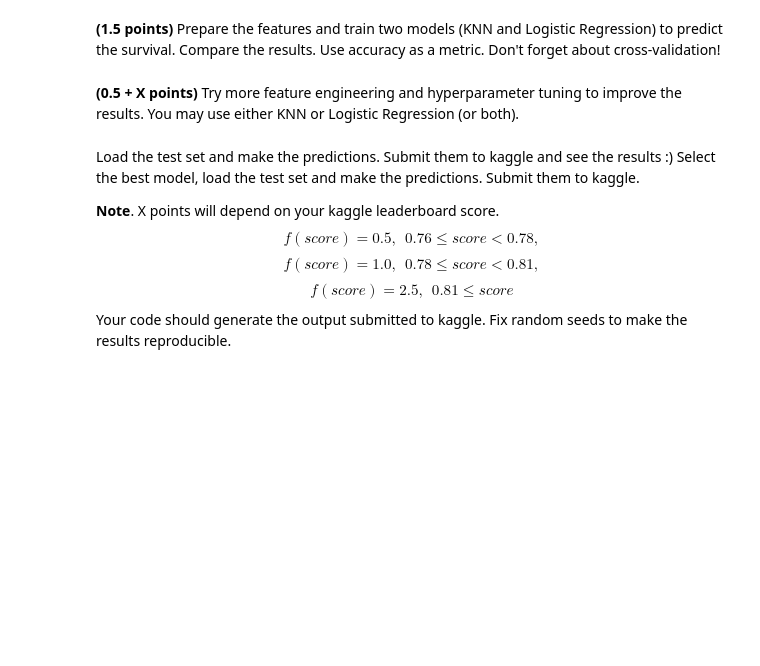
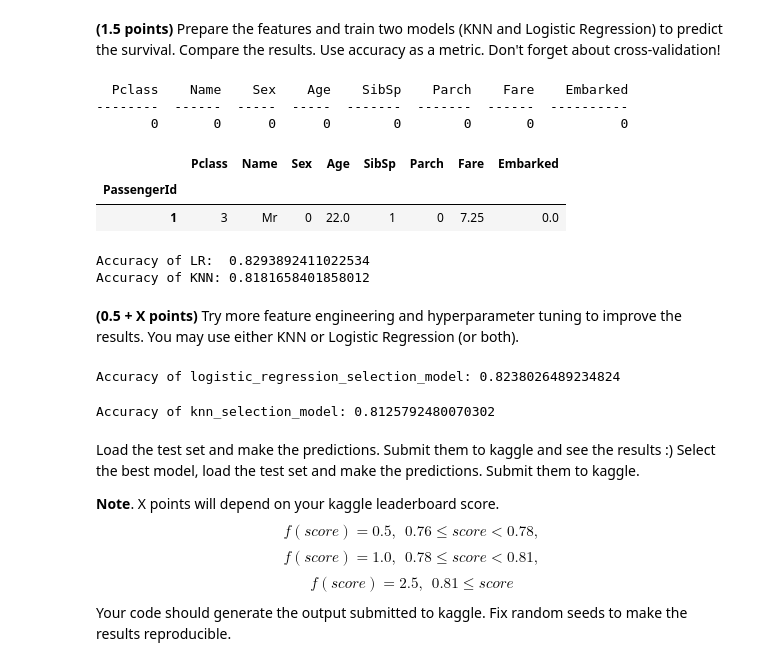
Before and after one commit to sir-kitter/rss-ml, a Jupyter notebook: 5/classification.ipynb, the cells around one changed output. Cells and saved outputs as stored; diff of their text form; code cells hidden in the pictures; blank space fills up the shorter version.

```diff
--- a/5/classification.ipynb
+++ b/5/classification.ipynb
@@ -42,0 +32,3 @@ data.head(10)
+# %%
+pd.set_option('display.max_rows', 5000)
+data.head(10)
@@ -147,2 +139,53 @@ y = data['Survived']
+# %%
+pdata = data.copy()
+py = pdata['Survived'].copy()
+
+# prepare: eliminate n/a
+pdata.drop(['Cabin', 'Ticket', 'Survived'], axis = 1, inplace = True)
+pdata.Age.fillna(pdata.groupby(['Sex','Pclass']).transform('median').Age, inplace=True)
+np.random.seed(1)
+pdata['Embarked'] = pdata['Embarked'].map({ 'S': 0, 'C': 2, 'Q': 1 }).fillna(0)
+pdata['Name'] = pdata['Name'].transform((lambda name:
+    'Mr' if 'Mr.' in name or 'Don.' in name or 'Rev.' in name or 'Dr.' in name else
+    'Officer' if 'Major.' in name or 'Capt.' in name or 'Col.' in name else
+    'Noble' if 'Jonkheer.' in name or 'Sir.' in name or 'Countess.' in name else
+    'Mrs' if 'Mrs.' in name or 'Lady.' in name or 'Ms.' in name else
+    'Miss' if 'Miss.' in name or 'Mlle.' in name else
+    'Master' if 'Master.' in name else 'Mrs'))
+pdata['Sex'] = pdata['Sex'].map({ 'male': 0, 'female': 1 })
+print(tabulate({ k: [v] for k, v in pdata.isna().sum().to_dict().items() }, headers = 'keys'))
+# %% [output]
+  Pclass    Name    Sex    Age    SibSp    Parch    Fare    Embarked
+--------  ------  -----  -----  -------  -------  ------  ----------
+       0       0      0      0        0        0       0           0
+# %%
+pdata.head(1)
+# %% [output]
+|  | Pclass | Name | Sex | Age | SibSp | Parch | Fare | Embarked |
+| PassengerId |  |  |  |  |  |  |  |  |
+| 1 | 3 | Mr | 0 | 22.0 | 1 | 0 | 7.25 | 0.0 |
+# %%
+categorical_columns = ['Name']
+numerical_columns = [ name for name in pdata.columns.to_list()
+                     if name not in categorical_columns and name != 'Survived' ]
+
+preprocessor = make_column_transformer(
+    (StandardScaler(), numerical_columns),
+    (OneHotEncoder(), categorical_columns))
+
+logistic_regression_model = Pipeline([
+    ('preprocessor', preprocessor),
+    ('classifier', LogisticRegression(solver = 'liblinear', penalty = 'l1'))])
+
+print(f"Accuracy of LR:  {cross_validate(logistic_regression_model, pdata, py, scoring = 'accuracy')['test_score'].mean()}")
+
+knn_model = Pipeline([
+    ('preprocessor', preprocessor),
+    ('classifier', KNeighborsClassifier(n_neighbors = 9))])
+
+print(f"Accuracy of KNN: {cross_validate(knn_model, pdata, py, scoring = 'accuracy')['test_score'].mean()}")
+# %% [output]
+Accuracy of LR:  0.8293892411022534
+Accuracy of KNN: 0.8181658401858012
 # %% [markdown]
 **(0.5 + X points)** Try more feature engineering and hyperparameter tuning to improve the results. You may use either KNN or Logistic Regression (or both).
@@ -151,3 +192,24 @@ y = data['Survived']
+# %%
+logistic_regression_selection_model = Pipeline([
+    ('preprocessor', preprocessor),
+    ('polynomial', PolynomialFeatures(degree = 2)),
+    ('selector', SelectFromModel(LogisticRegression(solver = 'liblinear', penalty = 'l1'))),
+    ('classifier', LogisticRegression(solver = 'liblinear', penalty = 'l1'))])
+
+print(f"Accuracy of logistic_regression_selection_model: {cross_validate(logistic_regression_selection_model, pdata, py, scoring = 'accuracy')['test_score'].mean()}")
+# %% [output]
+Accuracy of logistic_regression_selection_model: 0.8238026489234824
+# %%
+knn_selection_model = Pipeline([
+    ('preprocessor', preprocessor),
+    ('polynomial', PolynomialFeatures(degree = 2)),
+#    ('selector', SelectFromModel(LogisticRegression(solver = 'liblinear', penalty = 'l1'))),
+    ('selector', SelectFromModel(RandomForestRegressor(random_state = 1))),
+    ('classifier', KNeighborsClassifier(n_neighbors = 9))])
+
+print(f"Accuracy of knn_selection_model: {cross_validate(knn_selection_model, pdata, py, scoring = 'accuracy')['test_score'].mean()}")
+# %% [output]
+Accuracy of knn_selection_model: 0.8125792480070302
 # %% [markdown]
 Load the test set and make the predictions. Submit them to kaggle and see the results :)
 Select the best model, load the test set and make the predictions. Submit them to kaggle.
```
Also changed, not shown: parts of 16 cells of this notebook, 1 other file.
